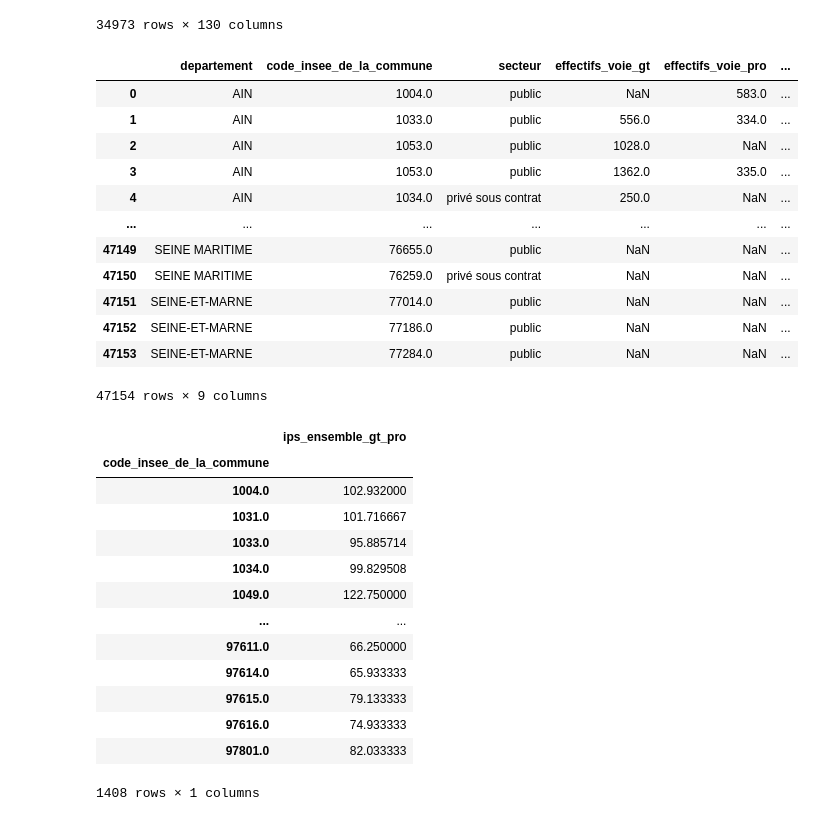
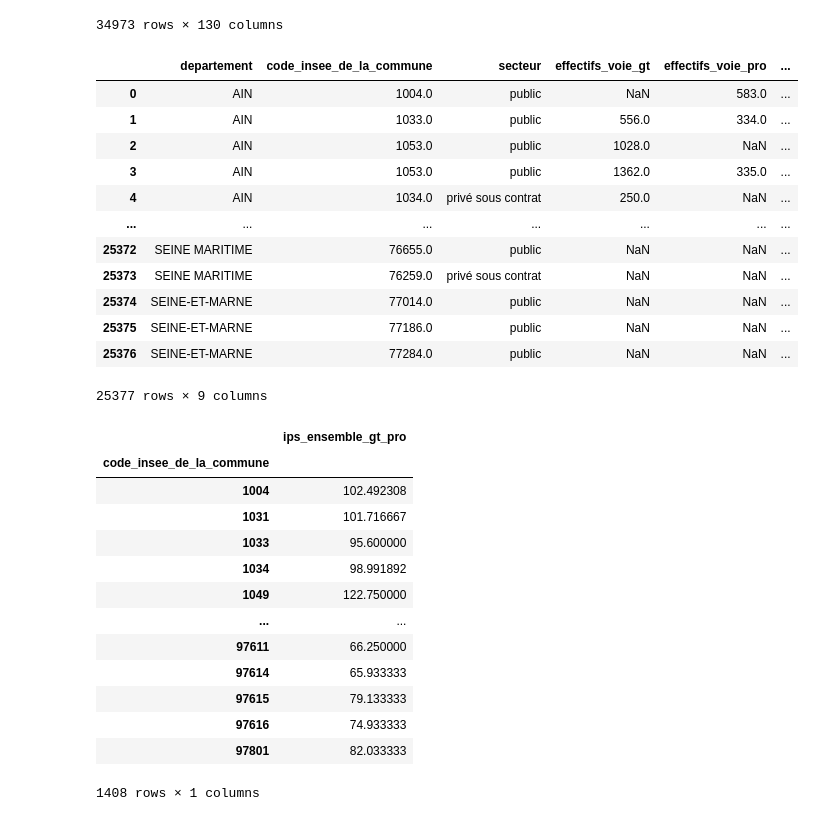
Before and after one commit to RBorhani/Projet_Python, a Jupyter notebook: Modélisation de l'IPS.ipynb, the cells around one changed output. Drawn from its saved outputs; the diff is of its cells as text; code cells hidden in the pictures.

```diff
--- a/Modélisation de l'IPS.ipynb
+++ b/Modélisation de l'IPS.ipynb
@@ -8,7 +8,7 @@ ips_1 = pd.read_csv("ips.csv")
 ips_2 = pd.read_csv("fr-en-ips_lycees.csv", delimiter = ';')
 statut_social = pd.read_csv("base-cc-emploi-pop-active-2020_v2.csv", delimiter = ";", low_memory = False)
 # %%
-ips = pd.concat([ips, ips_2], ignore_index=True)
+ips = pd.concat([ips_1, ips_2], ignore_index=True)
 ips
 # %% [output]
 |  | rentree_scolaire | academie | code_du_departement | departement | uai | nom_de_l_etablissment | ... |
@@ -170,27 +170,28 @@ ips
 | 3 | AIN | 1053.0 | public | 1362.0 | 335.0 | ... |
 | 4 | AIN | 1034.0 | privé sous contrat | 250.0 | NaN | ... |
 | ... | ... | ... | ... | ... | ... | ... |
-| 47149 | SEINE MARITIME | 76655.0 | public | NaN | NaN | ... |
-| 47150 | SEINE MARITIME | 76259.0 | privé sous contrat | NaN | NaN | ... |
-| 47151 | SEINE-ET-MARNE | 77014.0 | public | NaN | NaN | ... |
-| 47152 | SEINE-ET-MARNE | 77186.0 | public | NaN | NaN | ... |
-| 47153 | SEINE-ET-MARNE | 77284.0 | public | NaN | NaN | ... |
+| 25372 | SEINE MARITIME | 76655.0 | public | NaN | NaN | ... |
+| 25373 | SEINE MARITIME | 76259.0 | privé sous contrat | NaN | NaN | ... |
+| 25374 | SEINE-ET-MARNE | 77014.0 | public | NaN | NaN | ... |
+| 25375 | SEINE-ET-MARNE | 77186.0 | public | NaN | NaN | ... |
+| 25376 | SEINE-ET-MARNE | 77284.0 | public | NaN | NaN | ... |
-47154 rows × 9 columns
+25377 rows × 9 columns
 # %%
 df_y = pd.DataFrame(ips.groupby(['code_insee_de_la_commune']).mean()['ips_ensemble_gt_pro'])
+df_y.index = df_y.index.astype(int)
 df_y
 # %% [output]
 |  | ips_ensemble_gt_pro |
 | code_insee_de_la_commune |  |
-| 1004.0 | 102.932000 |
-| 1031.0 | 101.716667 |
-| 1033.0 | 95.885714 |
-| 1034.0 | 99.829508 |
-| 1049.0 | 122.750000 |
+| 1004 | 102.492308 |
+| 1031 | 101.716667 |
+| 1033 | 95.600000 |
+| 1034 | 98.991892 |
+| 1049 | 122.750000 |
 | ... | ... |
-| 97611.0 | 66.250000 |
-| 97614.0 | 65.933333 |
-| 97615.0 | 79.133333 |
-| 97616.0 | 74.933333 |
-| 97801.0 | 82.033333 |
+| 97611 | 66.250000 |
+| 97614 | 65.933333 |
+| 97615 | 79.133333 |
+| 97616 | 74.933333 |
+| 97801 | 82.033333 |
 1408 rows × 1 columns
```
Also changed, not shown: parts of 21 cells of this notebook, 1 other file.
